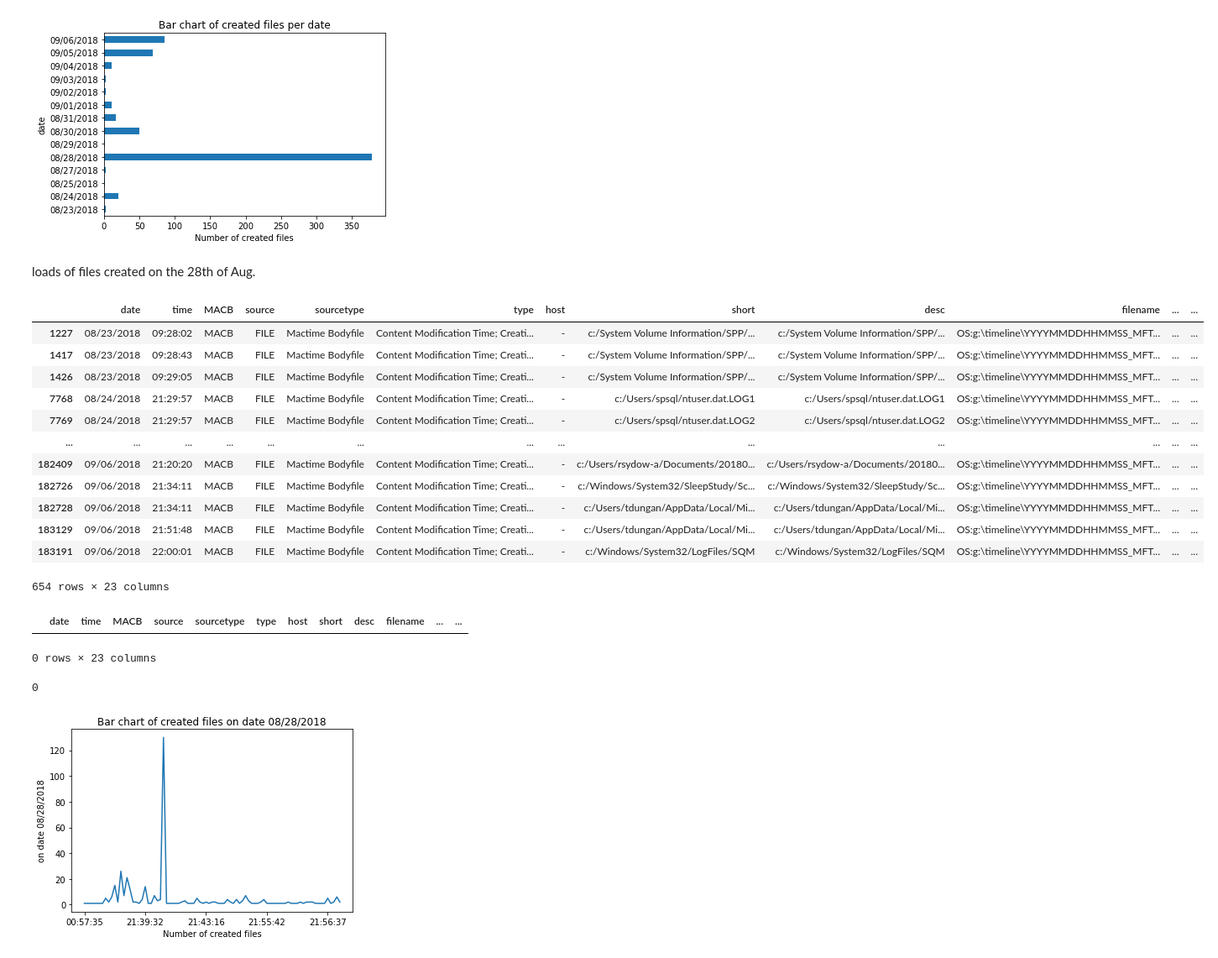
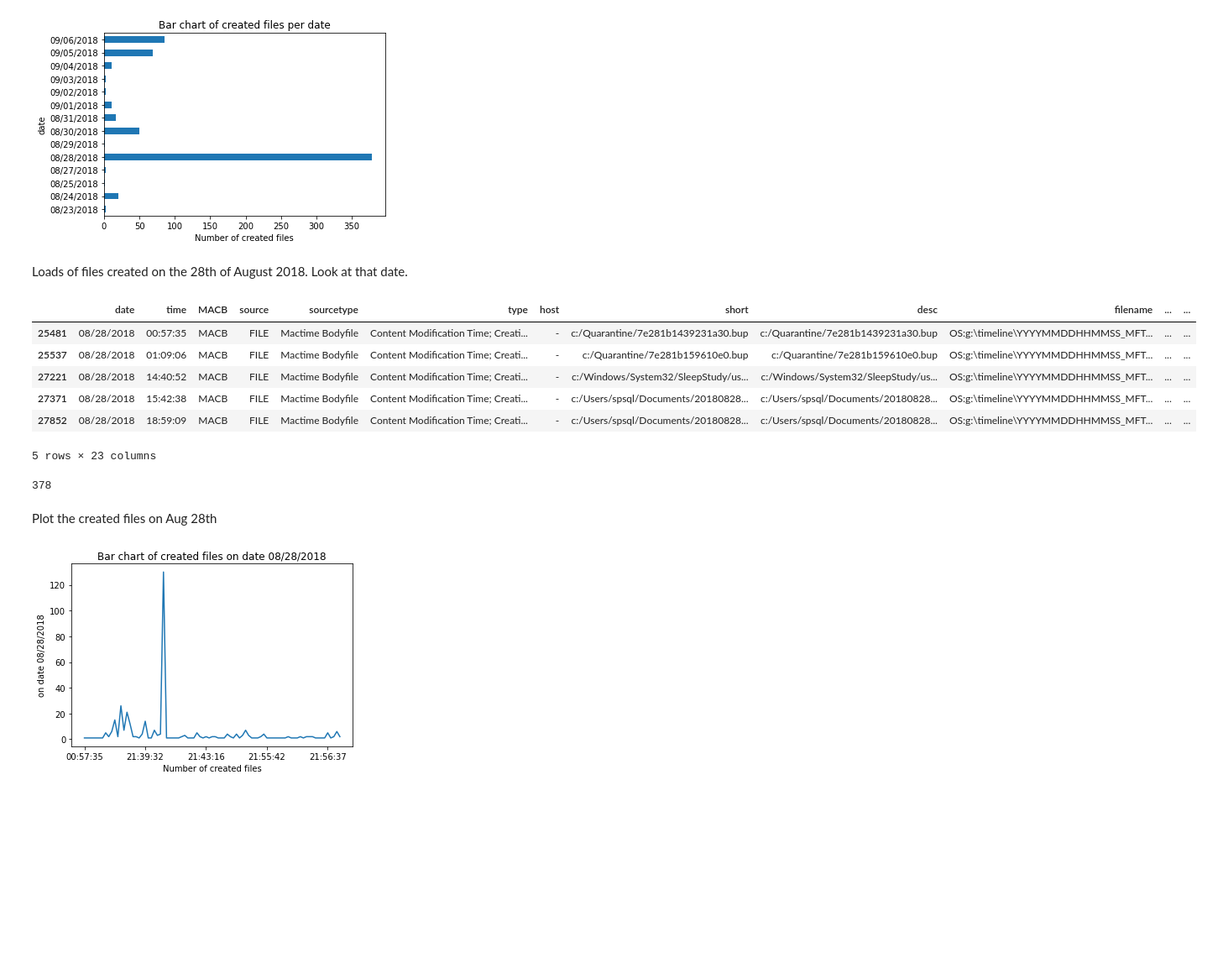
Before and after one commit to Osheah/analyse-data, a Jupyter notebook: analyse-data.ipynb, the cells around one changed output. Shown at 84% size. Saved outputs shown, nothing was run; the diff lists cells and outputs as text; code cells hidden in the pictures; blank space fills up the shorter version.

```diff
--- a/analyse-data.ipynb
+++ b/analyse-data.ipynb
@@ -1248,38 +1318,29 @@ plt.show()
 # %% [output]
 [figure]
 # %% [markdown]
-loads of files created on the 28th of Aug.
+Loads of files created on the 28th of August 2018. Look at that date.
 # %%
 # lots of activity on the 28th
 df[['date']]
 
-check_date = "2018-08-28"
+check_date = r"08/28/2018"
 created_files_check_date = created_files[created_files['date']==check_date].copy()
 
-created_files
+created_files_check_date.head()
 # %% [output]
 |  | date | time | MACB | source | sourcetype | type | host | short | desc | filename | ... | ... |
-| 1227 | 08/23/2018 | 09:28:02 | MACB | FILE | Mactime Bodyfile | Content Modification Time; Creati... | - | c:/System Volume Information/SPP/... | c:/System Volume Information/SPP/... | OS:g:\timeline\YYYYMMDDHHMMSS_MFT... | ... | ... |
-| 1417 | 08/23/2018 | 09:28:43 | MACB | FILE | Mactime Bodyfile | Content Modification Time; Creati... | - | c:/System Volume Information/SPP/... | c:/System Volume Information/SPP/... | OS:g:\timeline\YYYYMMDDHHMMSS_MFT... | ... | ... |
-| 1426 | 08/23/2018 | 09:29:05 | MACB | FILE | Mactime Bodyfile | Content Modification Time; Creati... | - | c:/System Volume Information/SPP/... | c:/System Volume Information/SPP/... | OS:g:\timeline\YYYYMMDDHHMMSS_MFT... | ... | ... |
-| 7768 | 08/24/2018 | 21:29:57 | MACB | FILE | Mactime Bodyfile | Content Modification Time; Creati... | - | c:/Users/spsql/ntuser.dat.LOG1 | c:/Users/spsql/ntuser.dat.LOG1 | OS:g:\timeline\YYYYMMDDHHMMSS_MFT... | ... | ... |
-| 7769 | 08/24/2018 | 21:29:57 | MACB | FILE | Mactime Bodyfile | Content Modification Time; Creati... | - | c:/Users/spsql/ntuser.dat.LOG2 | c:/Users/spsql/ntuser.dat.LOG2 | OS:g:\timeline\YYYYMMDDHHMMSS_MFT... | ... | ... |
-| ... | ... | ... | ... | ... | ... | ... | ... | ... | ... | ... | ... | ... |
-| 182409 | 09/06/2018 | 21:20:20 | MACB | FILE | Mactime Bodyfile | Content Modification Time; Creati... | - | c:/Users/rsydow-a/Documents/20180... | c:/Users/rsydow-a/Documents/20180... | OS:g:\timeline\YYYYMMDDHHMMSS_MFT... | ... | ... |
-| 182726 | 09/06/2018 | 21:34:11 | MACB | FILE | Mactime Bodyfile | Content Modification Time; Creati... | - | c:/Windows/System32/SleepStudy/Sc... | c:/Windows/System32/SleepStudy/Sc... | OS:g:\timeline\YYYYMMDDHHMMSS_MFT... | ... | ... |
-| 182728 | 09/06/2018 | 21:34:11 | MACB | FILE | Mactime Bodyfile | Content Modification Time; Creati... | - | c:/Users/tdungan/AppData/Local/Mi... | c:/Users/tdungan/AppData/Local/Mi... | OS:g:\timeline\YYYYMMDDHHMMSS_MFT... | ... | ... |
-| 183129 | 09/06/2018 | 21:51:48 | MACB | FILE | Mactime Bodyfile | Content Modification Time; Creati... | - | c:/Users/tdungan/AppData/Local/Mi... | c:/Users/tdungan/AppData/Local/Mi... | OS:g:\timeline\YYYYMMDDHHMMSS_MFT... | ... | ... |
-| 183191 | 09/06/2018 | 22:00:01 | MACB | FILE | Mactime Bodyfile | Content Modification Time; Creati... | - | c:/Windows/System32/LogFiles/SQM | c:/Windows/System32/LogFiles/SQM | OS:g:\timeline\YYYYMMDDHHMMSS_MFT... | ... | ... |
+| 25481 | 08/28/2018 | 00:57:35 | MACB | FILE | Mactime Bodyfile | Content Modification Time; Creati... | - | c:/Quarantine/7e281b1439231a30.bup | c:/Quarantine/7e281b1439231a30.bup | OS:g:\timeline\YYYYMMDDHHMMSS_MFT... | ... | ... |
+| 25537 | 08/28/2018 | 01:09:06 | MACB | FILE | Mactime Bodyfile | Content Modification Time; Creati... | - | c:/Quarantine/7e281b159610e0.bup | c:/Quarantine/7e281b159610e0.bup | OS:g:\timeline\YYYYMMDDHHMMSS_MFT... | ... | ... |
+| 27221 | 08/28/2018 | 14:40:52 | MACB | FILE | Mactime Bodyfile | Content Modification Time; Creati... | - | c:/Windows/System32/SleepStudy/us... | c:/Windows/System32/SleepStudy/us... | OS:g:\timeline\YYYYMMDDHHMMSS_MFT... | ... | ... |
+| 27371 | 08/28/2018 | 15:42:38 | MACB | FILE | Mactime Bodyfile | Content Modification Time; Creati... | - | c:/Users/spsql/Documents/20180828... | c:/Users/spsql/Documents/20180828... | OS:g:\timeline\YYYYMMDDHHMMSS_MFT... | ... | ... |
+| 27852 | 08/28/2018 | 18:59:09 | MACB | FILE | Mactime Bodyfile | Content Modification Time; Creati... | - | c:/Users/spsql/Documents/20180828... | c:/Users/spsql/Documents/20180828... | OS:g:\timeline\YYYYMMDDHHMMSS_MFT... | ... | ... |
-654 rows × 23 columns
+5 rows × 23 columns
-# %%
-created_files_check_date
-# %% [output]
-|  | date | time | MACB | source | sourcetype | type | host | short | desc | filename | ... | ... |
-0 rows × 23 columns
 # %%
-len(created_files_check_date)
+len(created_files_check_date) # 378 created files on that date
 # %% [output]
-0
+378
+# %% [markdown]
+Plot the created files on Aug 28th
 # %%
 dates = Counter(created_files_on_date.time)
 #print(dates)
```
Also changed, not shown: parts of 114 cells of this notebook, 3 other files.
